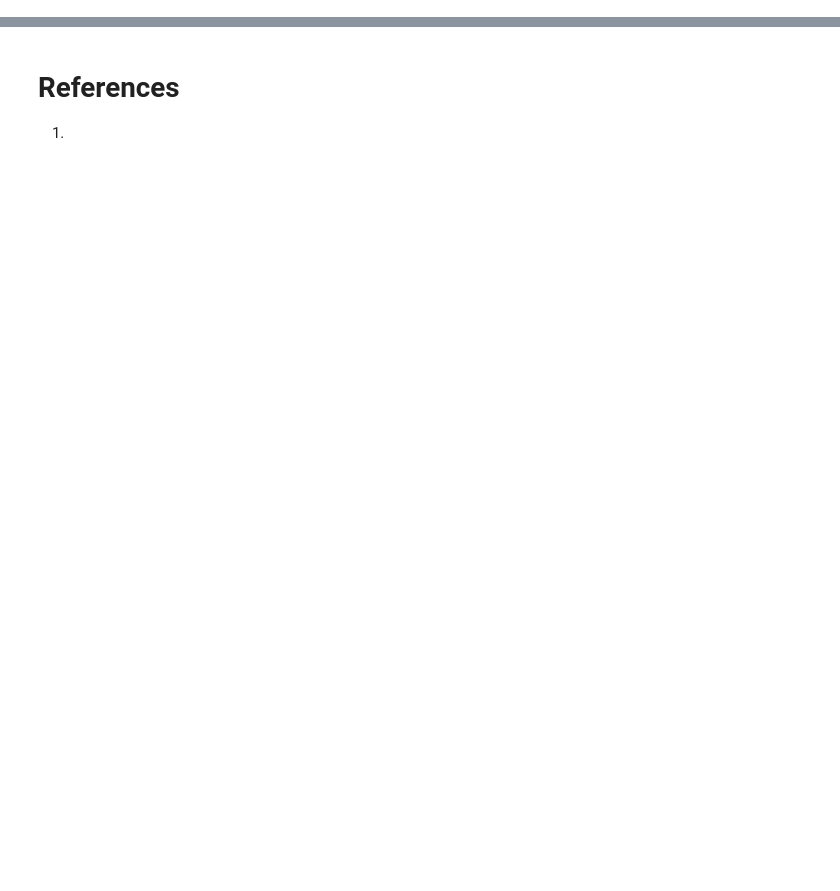
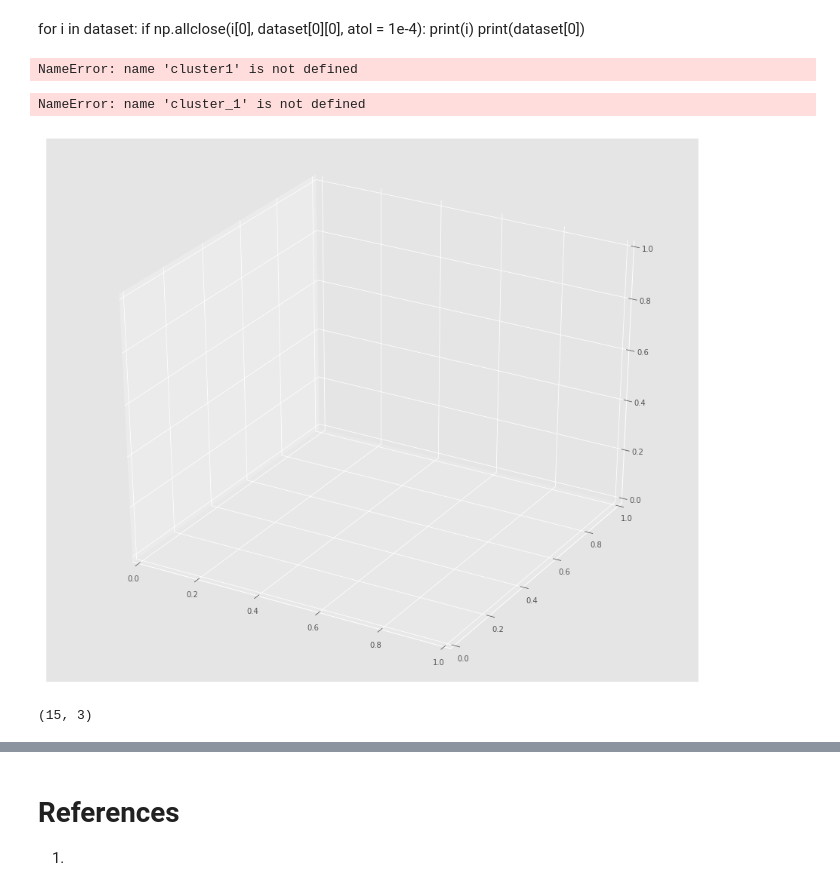
Before and after one commit to simonbatzner/RSI, a Jupyter notebook: RSI 2018-Yatin Chandar.ipynb, the cells around one changed output, grey strips where cells are left out. Saved outputs shown, nothing was run; the diff lists cells and outputs as text; code cells hidden in the pictures; blank space fills up the shorter version.

```diff
--- a/RSI 2018-Yatin Chandar.ipynb
+++ b/RSI 2018-Yatin Chandar.ipynb
@@ -228,0 +269,4 @@ error_det(testenergy, target_pred)
+# %%
+for i in range(len(target_pred)):
+    print (abs(target_pred[i] - testenergy[i]))
+print(len(target_pred))
@@ -228,0 +424,5 @@ error_det(testenergy, target_pred)
+# %% [markdown]
+for i in dataset:
+        if np.allclose(i[0], dataset[0][0], atol = 1e-4):
+            print(i)
+print(dataset[0])
@@ -228,0 +455,61 @@ error_det(testenergy, target_pred)
+# %%
+to_plot = np.array(dataset).T
+cluster_1 = np.array(cluster1).T
+cluster_2 = np.array(cluster2).T
+cluster_3 = np.array(cluster3).T
+cluster_4 = np.array(cluster4).T
+cluster_5 = np.array(cluster5).T
+cluster_6 = np.array(cluster6).T
+cluster_7 = np.array(cluster7).T
+cluster_8 = np.array(cluster8).T
+cluster_9 = np.array(cluster9).T
+cluster_10 = np.array(cluster10).T
+cluster_11 = np.array(cluster11).T
+cluster_12 = np.array(cluster12).T
+cluster_13 = np.array(cluster13).T
+cluster_14 = np.array(cluster14).T
+cluster_15 = np.array(cluster15).T
+cluster_16 = np.array(cluster16).T
+cluster_17 = np.array(cluster17).T
+cluster_18 = np.array(cluster18).T
+cluster_19 = np.array(cluster19).T
+cluster_20 = np.array(cluster20).T
+
+to_plot.shape
+print(to_plot[0,:].shape)
+# %% [output]
+NameError: name 'cluster1' is not defined
+# %%
+
+fig = plt.figure(figsize = (12, 10))
+ax = Axes3D(fig)
+ax.scatter(cluster_1[0, :], cluster_1[1, :], cluster_1[2, :])
+ax.scatter(cluster_2[0, :], cluster_2[1, :], cluster_2[2, :])
+ax.scatter(cluster_3[0, :], cluster_3[1, :], cluster_3[2, :])
+ax.scatter(cluster_4[0, :], cluster_4[1, :], cluster_4[2, :])
+ax.scatter(cluster_5[0, :], cluster_5[1, :], cluster_5[2, :])
+ax.scatter(cluster_6[0, :], cluster_6[1, :], cluster_6[2, :])
+ax.scatter(cluster_7[0, :], cluster_7[1, :], cluster_7[2, :])
+ax.scatter(cluster_8[0, :], cluster_8[1, :], cluster_8[2, :])
+ax.scatter(cluster_9[0, :], cluster_9[1, :], cluster_9[2, :])
+ax.scatter(cluster_10[0, :], cluster_10[1, :], cluster_10[2, :])
+ax.scatter(cluster_11[0, :], cluster_11[1, :], cluster_11[2, :])
+ax.scatter(cluster_12[0, :], cluster_12[1, :], cluster_12[2, :])
+ax.scatter(cluster_13[0, :], cluster_13[1, :], cluster_13[2, :])
+ax.scatter(cluster_14[0, :], cluster_14[1, :], cluster_14[2, :])
+ax.scatter(cluster_15[0, :], cluster_15[1, :], cluster_15[2, :])
+ax.scatter(cluster_16[0, :], cluster_16[1, :], cluster_16[2, :])
+ax.scatter(cluster_17[0, :], cluster_17[1, :], cluster_17[2, :])
+ax.scatter(cluster_18[0, :], cluster_18[1, :], cluster_18[2, :])
+ax.scatter(cluster_19[0, :], cluster_19[1, :], cluster_19[2, :])
+ax.scatter(cluster_20[0, :], cluster_20[1, :], cluster_20[2, :])
+
+ax.view_init()
+ax.set_zlabel('Bond Angle (Rad)', fontsize = 16)
+plt.xlabel('Bond 1 Length (Å)', fontsize = 16)
+plt.ylabel('Bond 2 Length (Å)', fontsize = 16)
+plt.savefig("plot_of_6_clusters", dpi = 600)
+plt.show()
+# %% [output]
+NameError: name 'cluster_1' is not defined
+[figure, added]
@@ -228,0 +533,5 @@ error_det(testenergy, target_pred)
+# %%
+x = training
+print(x.shape)
+# %% [output]
+(15, 3)
```
Also changed, not shown: parts of 22 cells of this notebook.
